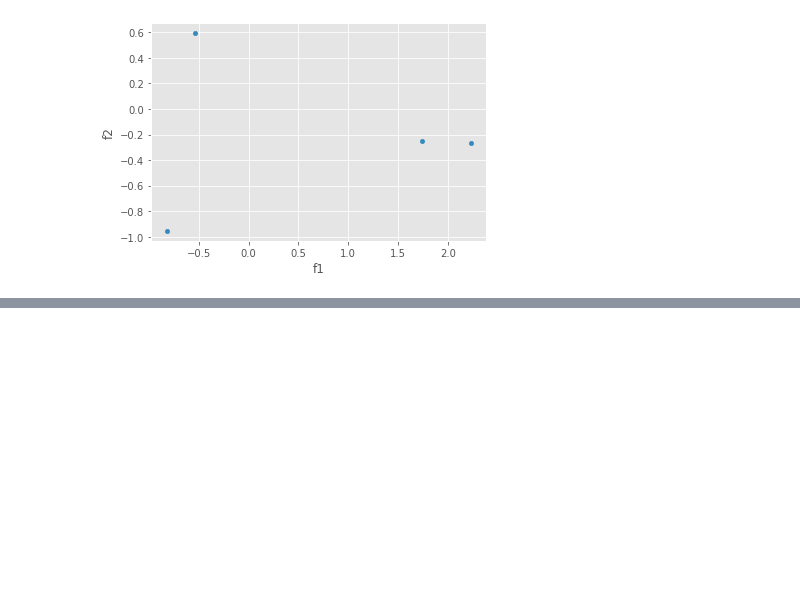
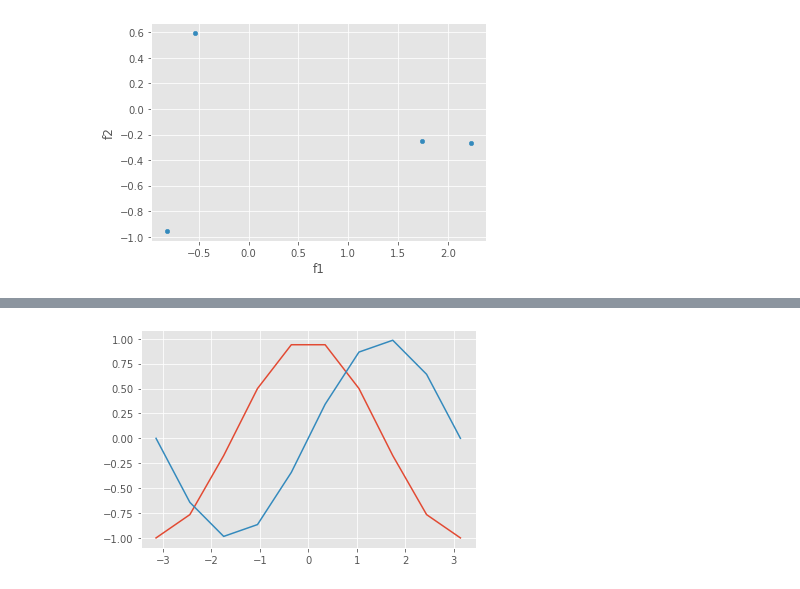
Before and after one commit to varadmahatme/Advanced-machine-learning-deep-learning, a Jupyter notebook: AMLDL1.ipynb, the cells around one changed output, grey strips where cells are left out. Saved outputs shown, nothing was run; the diff lists cells and outputs as text; code cells hidden in the pictures; blank space fills up the shorter version.

```diff
--- a/AMLDL1.ipynb
+++ b/AMLDL1.ipynb
@@ -993,0 +1071,18 @@ Name: f2, dtype: float64
+# %%
+import numpy as np
+import matplotlib.pyplot as plt
+
+var_on_x = np.linspace(-np.pi, np.pi, 10, endpoint=True) # data on x axis
+
+my_cos = np.cos(var_on_x) # data on y axis
+
+
+var_on_y_sin= np.sin(var_on_x)
+
+plt.plot(var_on_x, my_cos)
+
+plt.plot(var_on_x, var_on_y_sin)
+
+plt.show()
+# %% [output]
+[figure, added]
```
Also changed, not shown: parts of 14 cells of this notebook.
